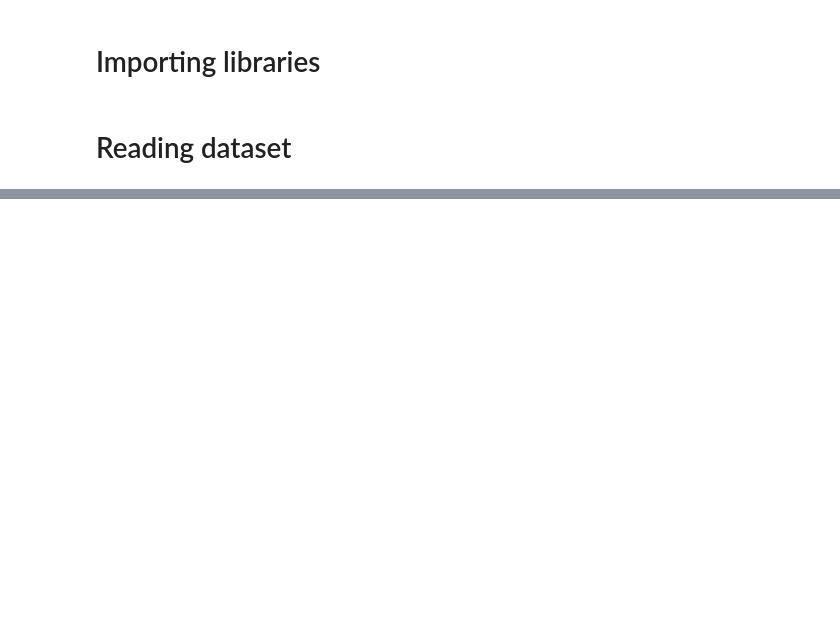
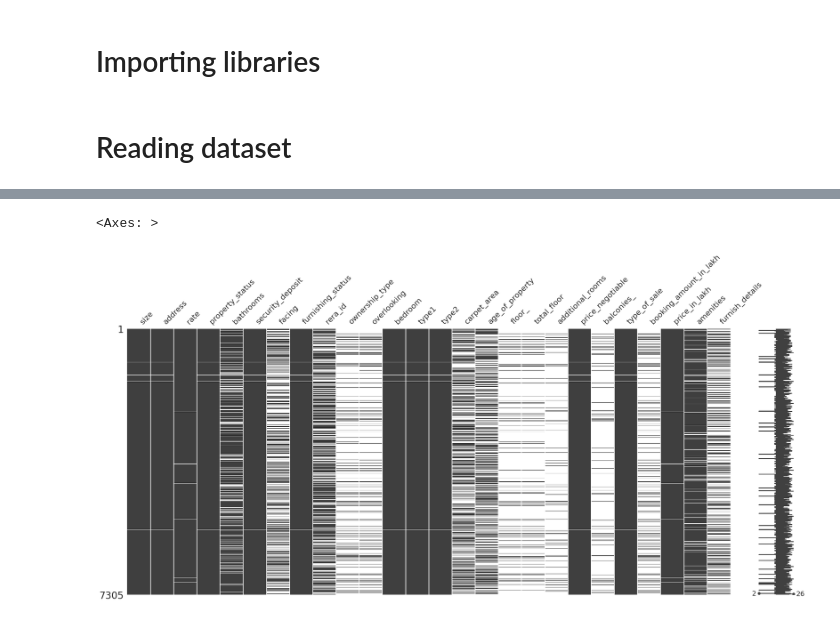
Before and after one commit to spynom/real-state-regression-project, a Jupyter notebook: notebook/eda.ipynb, the cells around one changed output, grey strips where cells are left out. Saved outputs shown, nothing was run; the diff lists cells and outputs as text; code cells hidden in the pictures; blank space fills up the shorter version.

```diff
--- a/notebook/eda.ipynb
+++ b/notebook/eda.ipynb
@@ -74,0 +101,6 @@ train.describe(include="object")
+# %%
+df_=train.assign(
+    amenities=train["amenities_sports_facility"],
+    furnish_details=train["furnish_detail_gas_connection"]
+).drop(columns=[col for col in list(train.columns) if "amenities_" in col or "furnish_" in col])
+df_.columns
@@ -74,0 +116,5 @@ train.describe(include="object")
+# %%
+msno.matrix(df_)
+# %% [output]
+<Axes: >
+[figure, added]
```
Also changed, not shown: parts of 79 cells of this notebook, 3 other files.
